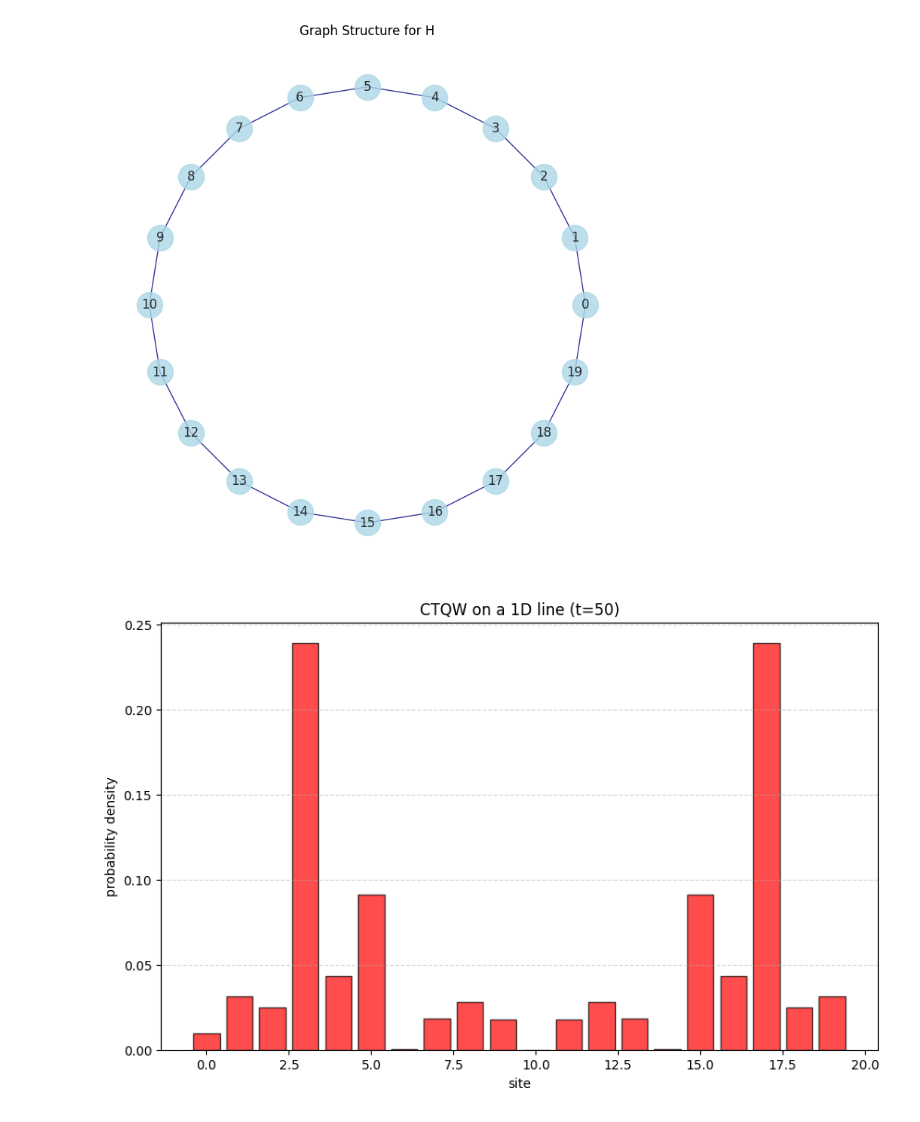
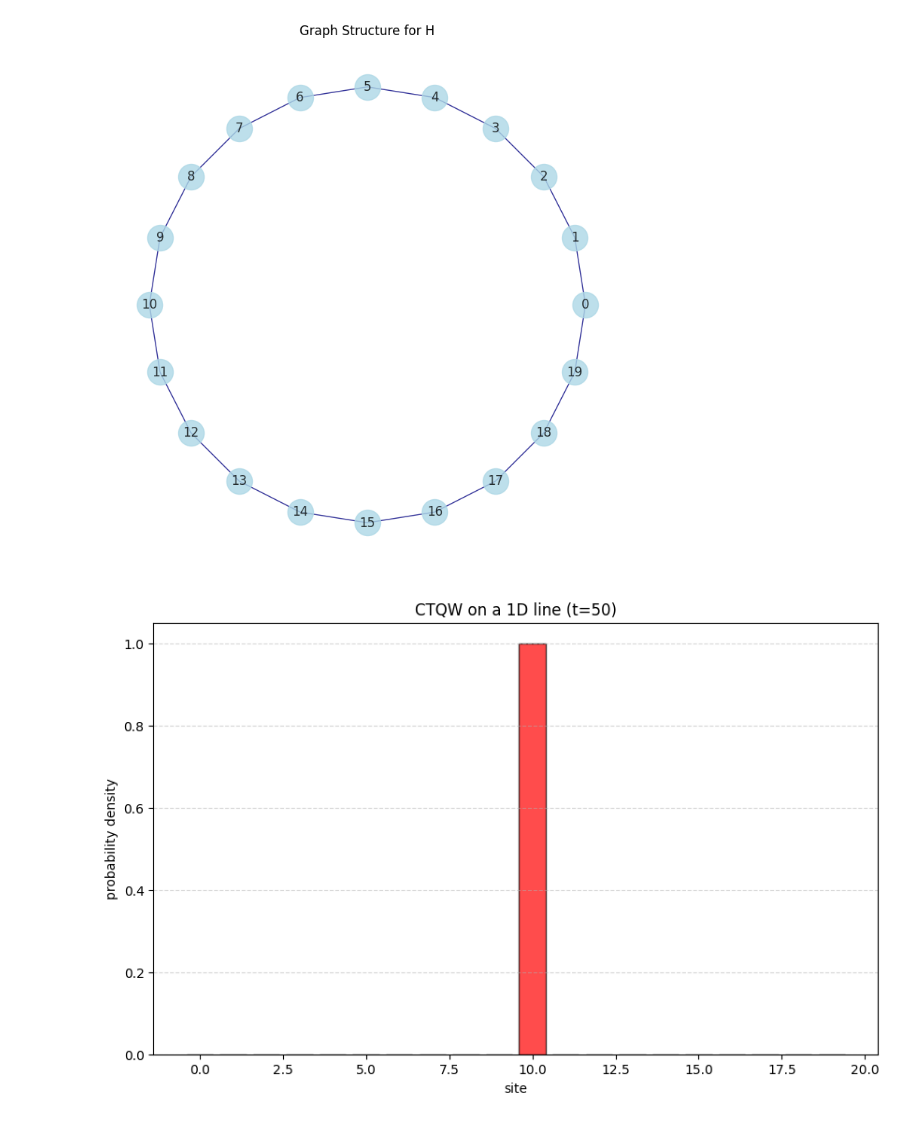
Before and after one commit to Carini108/thesis_PBC, a Jupyter notebook: Desktop/tesi_PBC/05_stopping_algorithm.ipynb, the cells around one changed output. Saved outputs shown, nothing was run; the diff lists cells and outputs as text; code cells hidden in the pictures.

```diff
--- a/Desktop/tesi_PBC/05_stopping_algorithm.ipynb
+++ b/Desktop/tesi_PBC/05_stopping_algorithm.ipynb
@@ -88,7 +88,7 @@ num_sites = 20
 on_site_energy = 0.0
 gamma_1 = 1.0
 gamma_2 = 0.0
-phi_1 = np.pi/4.0
+phi_1 = 0.0
 phi_2 = np.pi/6.0
 phase_1 = np.exp(1j * phi_1)
 phase_2 = np.exp(1j * phi_2)
@@ -240,2 +242,2 @@ Hamiltonian and unitary step initialized!
 [figure]
-[figure, old version]
+[figure, new version]
```
Also changed, not shown: parts of 1 cell of this notebook, 4 other files.
